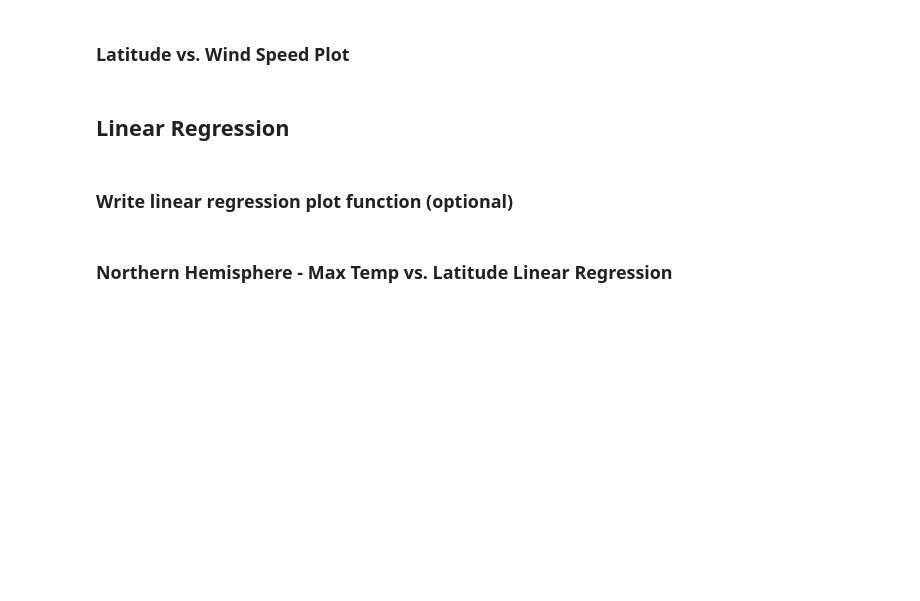
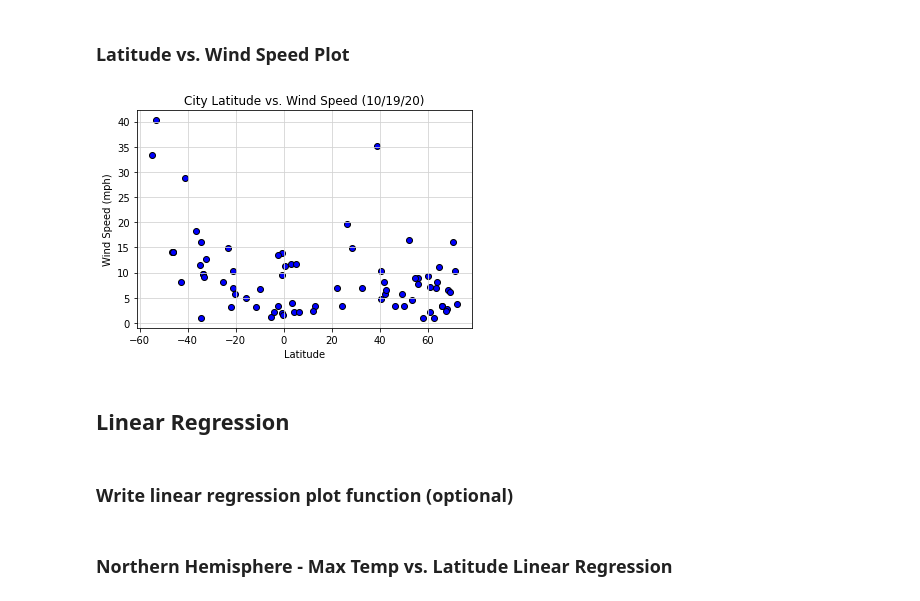
Before and after one commit to timsamson/Python_API_Challange, a Jupyter notebook: Files/WeatherPy.ipynb, the cells around one changed output. Cells and saved outputs as stored; diff of their text form; code cells hidden in the pictures; blank space fills up the shorter version.

Commit message:
additional formatting titles

```diff
--- a/Files/WeatherPy.ipynb
+++ b/Files/WeatherPy.ipynb
@@ -227,11 +224,13 @@ TypeError: 'str' object is not callable
 ### Latitude vs. Wind Speed Plot
 # %%
 plt.scatter(weather_df["Latitude"],weather_df["Wind Speed"],edgecolors="black",facecolors='b')
-plt.title(f"City Latitude vs. Wind Speed")
-plt.xlabel("Latitude")
-plt.ylabel("Wind Speed (mph)")
+plt.title(f'City Latitude vs. Wind Speed ({datetime.datetime.now().strftime("%D")})')
+plt.xlabel('Latitude')
+plt.ylabel('Wind Speed (mph)')
 plt.grid (b=True,which='major',axis='both',linestyle='-',color='lightgrey')
-plt.savefig(f"City Latitude vs. Wind Speed {title_date}.png")
+plt.savefig(f'images/City Latitude vs. Wind Speed.png')
+# %% [output]
+[figure, added]
 # %% [markdown]
 ## Linear Regression
 # %% [markdown]
```
Also changed, not shown: parts of 16 cells of this notebook, 8 other files.
